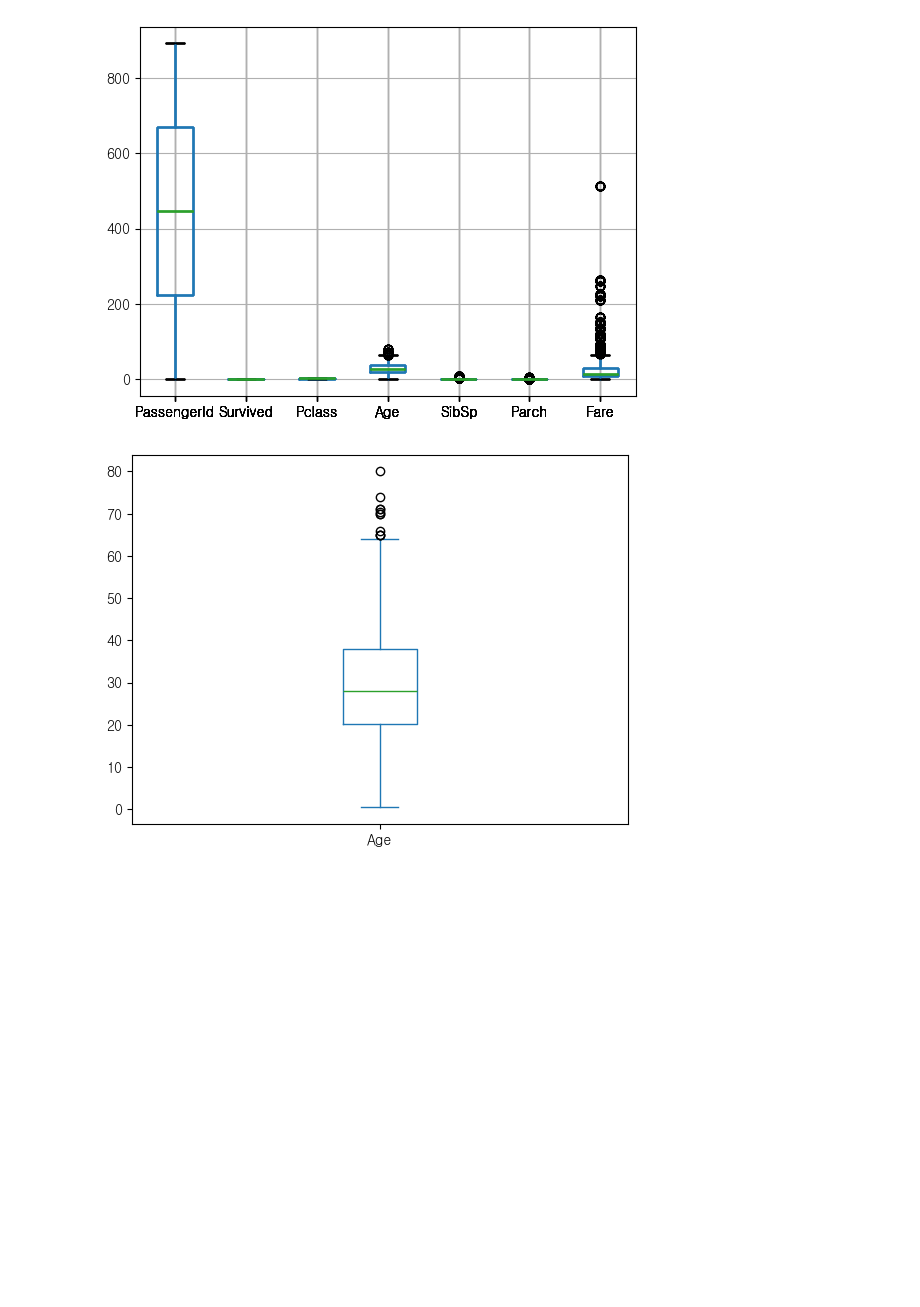
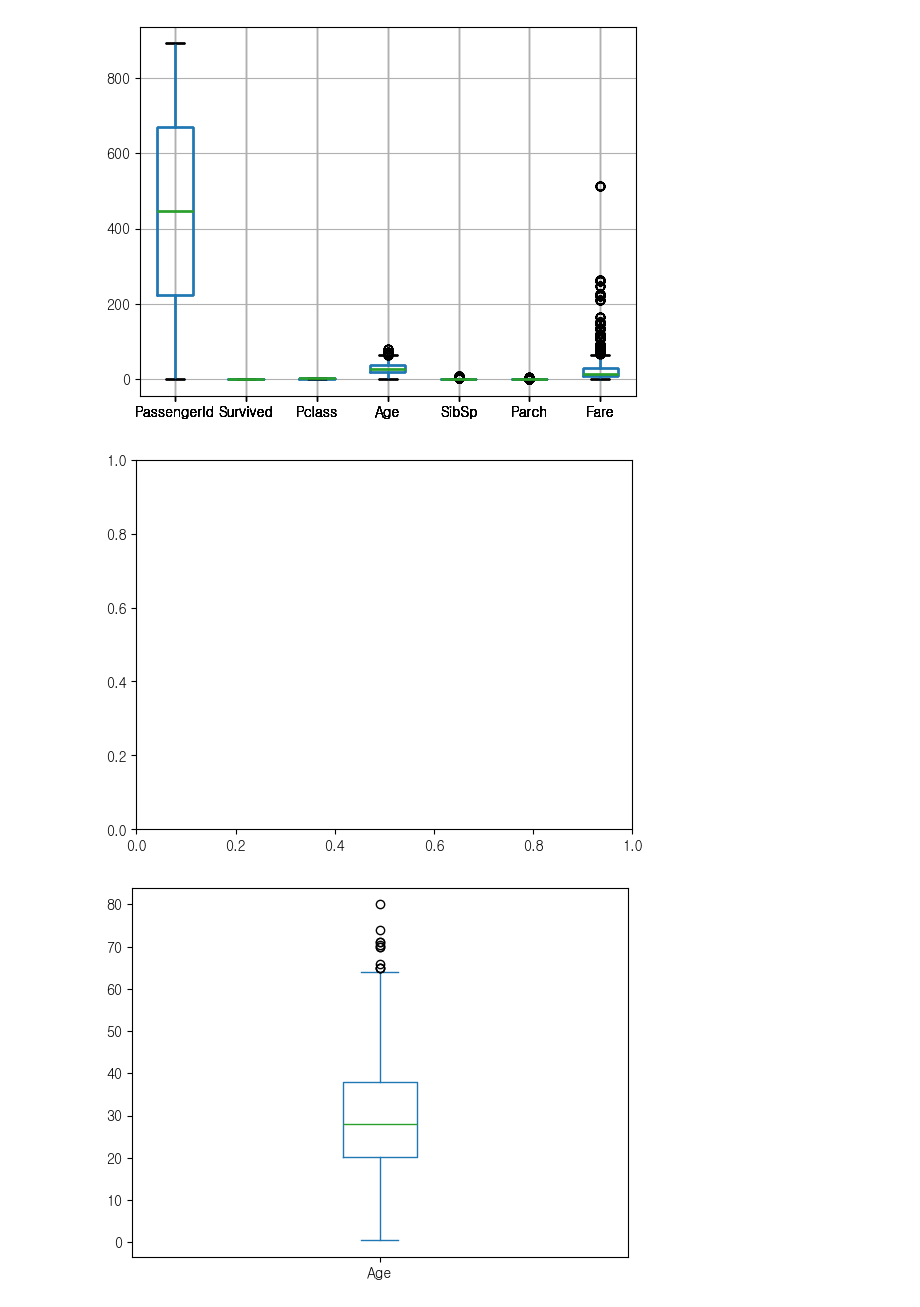
Before and after one commit to vfxpedia/05_ml-workspace, a Jupyter notebook: 02_before_fit/02_eda.ipynb, the cells around one changed output. Drawn from its saved outputs; the diff is of its cells as text; code cells hidden in the pictures; blank space fills up the shorter version.

```diff
--- a/02_before_fit/02_eda.ipynb
+++ b/02_before_fit/02_eda.ipynb
@@ -216,5 +230,10 @@ df.boxplot()
 plt.show()
 # %% [output]
 [figure]
+# %%
+sns.countplot()
+plt.show()
+# %% [output]
+[figure, added]
 # %%
 df['Age'].plot(kind='box')
```
Also changed, not shown: parts of 12 cells of this notebook, 4 other files.
